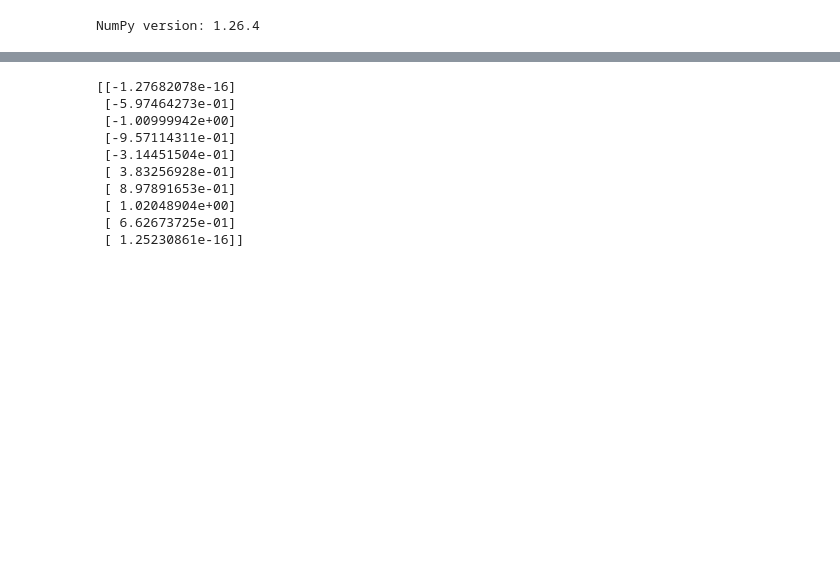
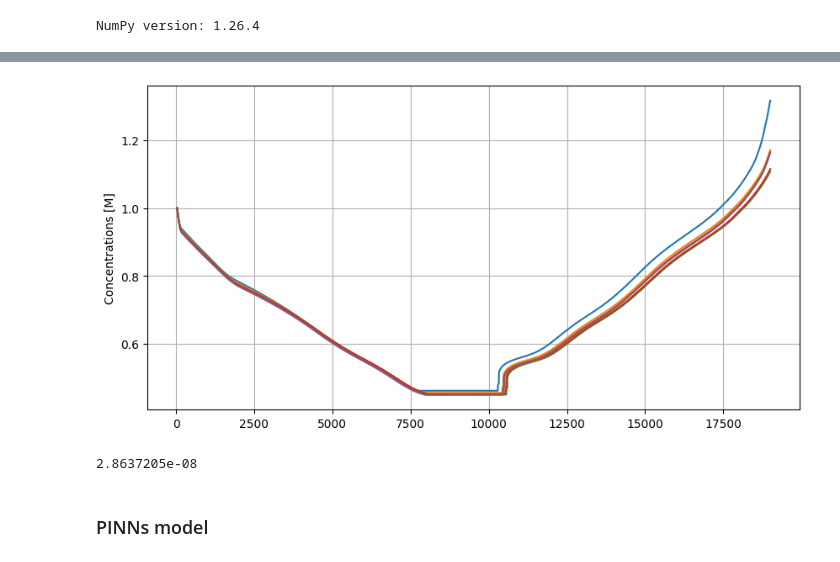
Before and after one commit to abhijit-pamarty/CS230, a Jupyter notebook: PINNs_baseline.ipynb, the cells around one changed output, grey strips where cells are left out. Drawn from its saved outputs; the diff is of its cells as text; code cells hidden in the pictures; blank space fills up the shorter version.

```diff
--- a/PINNs_baseline.ipynb
+++ b/PINNs_baseline.ipynb
@@ -15,7 +58,14 @@ NumPy version: 1.26.4
+# %%
+n = 1 #number of electrons transferred per ion
+A = 1 #surface area of electrode
+D = 2.5*10**(-6) #diffusion coefficient of LiPF6 in EC:DMC, cm^2/s
+gas_const = 8.314 #gas constant
+T = 25+273.15 #temperature
+E0 = 3.7
 # %%
 # Problem parameter
 c0 = 1.0 # initial concentration
-D = 1.0 # solid-phase diffusion coefficient
+D = 1.5*10**(-11) # solid-phase diffusion coefficient
 R = 1.0
 t = 1.0 # time
 It = 1.0 # current at time t
@@ -23,44 +73,22 @@ A = 1.0 # battery sheet area
 L = 1.0 # thickness of positive/negative electrode
 eps = 0.5 # solid phase volume fraction of each electrode
 a = 3*eps/R # specific interfacial area
-F = 1.0 # Faraday's constant
+F = 96485 #Faraday's constant, C/mol
 delta = It*R/(A*L*F*D*a*c0)
-
-# x = (x, t)
-def pde(x, y):
-    # Most backends
-    dy_x = dde.grad.jacobian(y, x, j=0)
-    dy_t = dde.grad.jacobian(y, x, j=1)
-    dy_xx = dde.grad.hessian(y, x, j=0)
-    # Backend pytorch
-    return (
-        dy_t
-        - 2 * dy_x / (x[:, 0] + 1e-6)
-        - dy_xx
-    )
-
-def boundary_l(x, on_boundary):
-    return on_boundary and dde.utils.isclose(x[0], 0)
-
-def boundary_r(x, on_boundary):
-    return on_boundary and dde.utils.isclose(x[0], 1)
-# %%
-# This block considers the concentration from dataset
-def func(x):
-    return np.sin(np.pi * x[:, 0:1]) * np.exp(-x[:, 1:])
-
-observe_x = np.vstack((np.linspace(-1, 1, num=10), np.random.randn(10) * 0.1)).T
-observe_y = dde.icbc.PointSetBC(observe_x, func(observe_x), component=0)
-
-print(func(observe_x))
-# %% [output]
-[[-1.27682078e-16]
- [-5.97464273e-01]
- [-1.00999942e+00]
- [-9.57114311e-01]
- [-3.14451504e-01]
- [ 3.83256928e-01]
- [ 8.97891653e-01]
- [ 1.02048904e+00]
- [ 6.62673725e-01]
- [ 1.25230861e-16]]
+# %%
+# Calculating total concentration in electrode using Nernst equation
+fig2 = plt.figure(figsize=(10, 5))
+Q=[]
+li_conc=[]
+for i in range(len(files)):
+    Q.append(Nernst_eq(files[i].iloc[40:19000,7].astype(float), E0, n, F, gas_const,T))
+    lic6_conc = Q[i].iloc[0]
+    c6_conc = 1
+    li_conc.append(Q[i]*c6_conc/lic6_conc)
+    plt.plot(li_conc[i])
+
+
+plt.ylabel('Concentrations [M]')
+plt.grid()
+# %% [output]
+[figure, added]
@@ -66,0 +119,6 @@ print(func(observe_x))
+# %%
+tau_max
+# %% [output]
+2.8637205e-08
+# %% [markdown]
+### PINNs model
```
Also changed, not shown: parts of 11 cells of this notebook.
